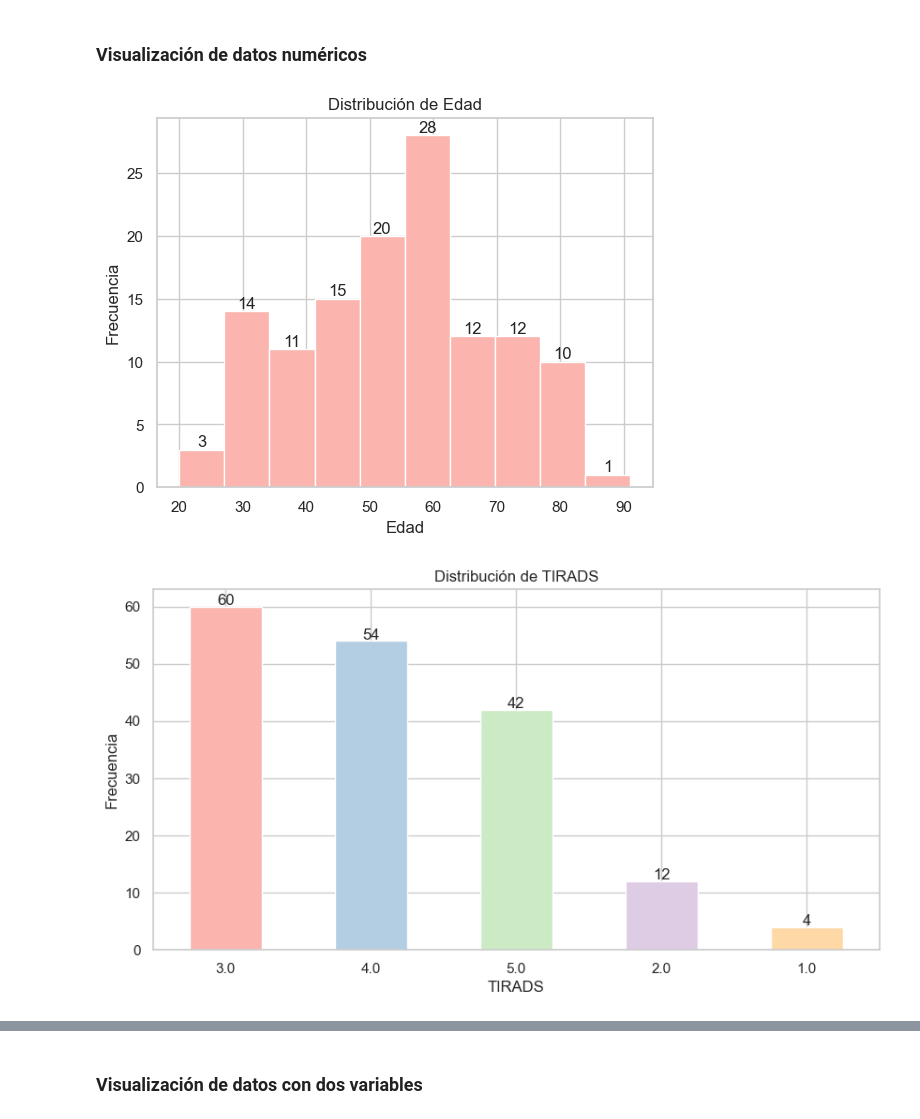
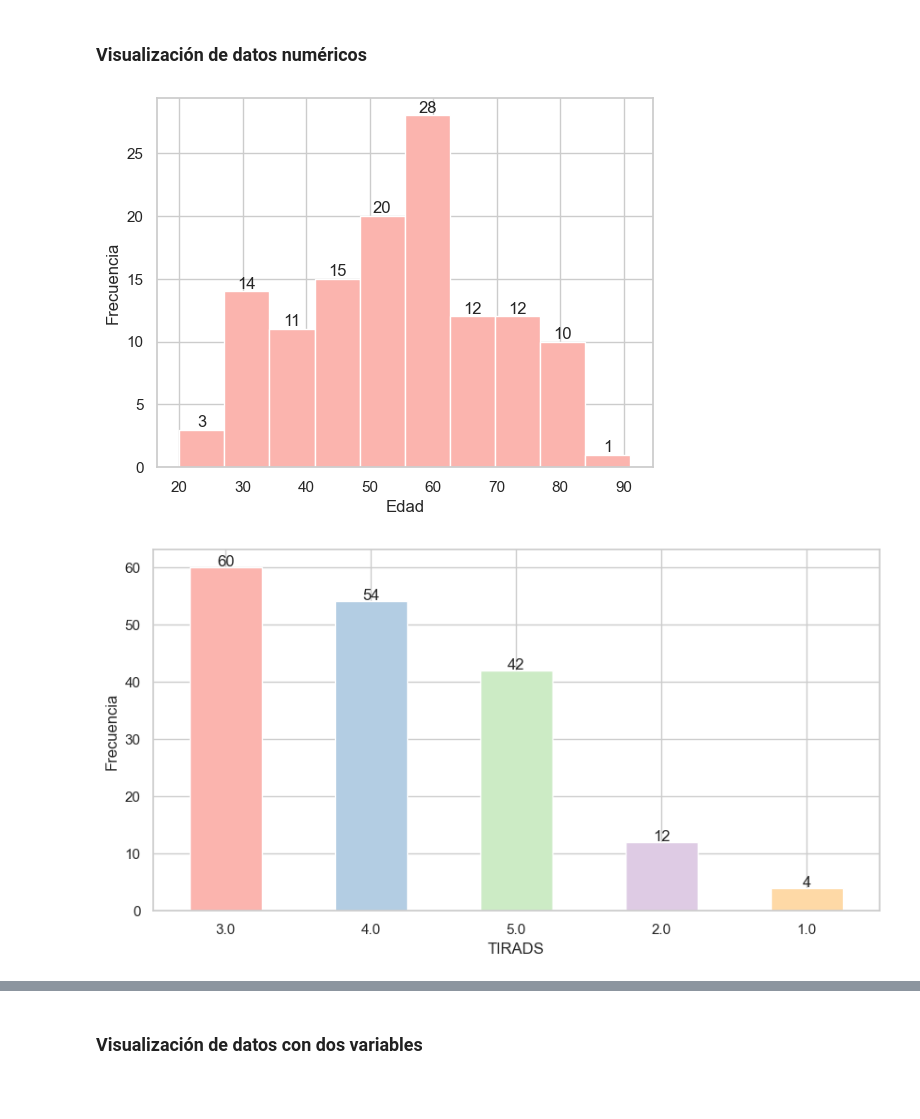
Before and after one commit to Dezarti/nodulos_tiroideos, a Jupyter notebook: 1_exploracion_datos.ipynb, the cells around one changed output, grey strips where cells are left out. Drawn from its saved outputs; the diff is of its cells as text; code cells hidden in the pictures; blank space fills up the shorter version.

```diff
--- a/1_exploracion_datos.ipynb
+++ b/1_exploracion_datos.ipynb
@@ -747,7 +744,7 @@ def grafico_barras(df, columna, orientacion='vertical'):
     # Configuración de los ejes y título
     plt.xlabel(xlabel)
     plt.ylabel(ylabel)
-    plt.title(f'Distribución de {columna}')
+    #plt.title(f'Distribución de {columna}')
 
     # Añadir etiquetas con los valores totales para cada barra
     for p in ax.patches:
@@ -783,36 +780,36 @@ def grafico_histograma(df, columna, bins=10, paleta='Pastel1'):
     Crea un histograma de una columna específica del DataFrame con anotaciones de suma total sobre cada columna.
 
     Parámetros:
     df (DataFrame): DataFrame que contiene los datos.
     columna (str): Nombre de la columna para la cual se quiere graficar el histograma.
     bins (int): Número de intervalos del histograma.
     paleta (str): Nombre de la paleta de colores de seaborn a utilizar.
     """
     # Configurar el estilo de seaborn
     sns.set(style="whitegrid")
 
     # Configurar la paleta de colores
     color = sns.color_palette(paleta)[0]
 
     # Crear el histograma
     counts, bins, patches = plt.hist(df[columna], bins=bins, color=color)
 
     # Añadir anotaciones con la suma total de cada columna
     for count, bin, patch in zip(counts, bins, patches):
         plt.text(bin + (bins[1] - bins[0])/2, count, str(int(count)), ha='center', va='bottom')
 
     # Configuración adicional para mejorar la presentación
     plt.xlabel(columna)
     plt.ylabel('Frecuencia')
-    plt.title(f'Distribución de {columna}')
+    #plt.title(f'Distribución de {columna}')
     plt.grid(True)  # Muestra una cuadrícula
     plt.show()
 
 grafico_histograma(df_actualizado, 'Edad', bins=10)
 grafico_barras(df_actualizado, 'TIRADS', 'vertical')
 # %% [output]
-[figure, old version]
+[figure, new version]
-[figure, old version]
+[figure, new version]
 # %%
 grafico_barras(df_actualizado, 'Seg_radiologo_1', 'vertical')
 grafico_barras(df_actualizado, 'Seg_residente_1', 'vertical')
```
Also changed, not shown: parts of 11 cells of this notebook.
